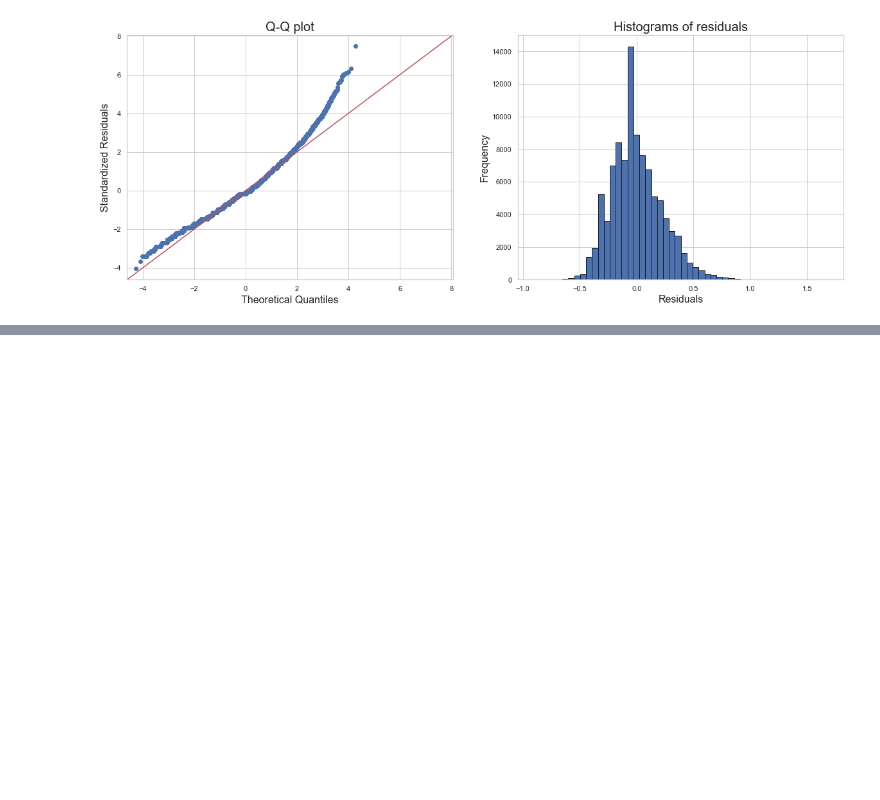
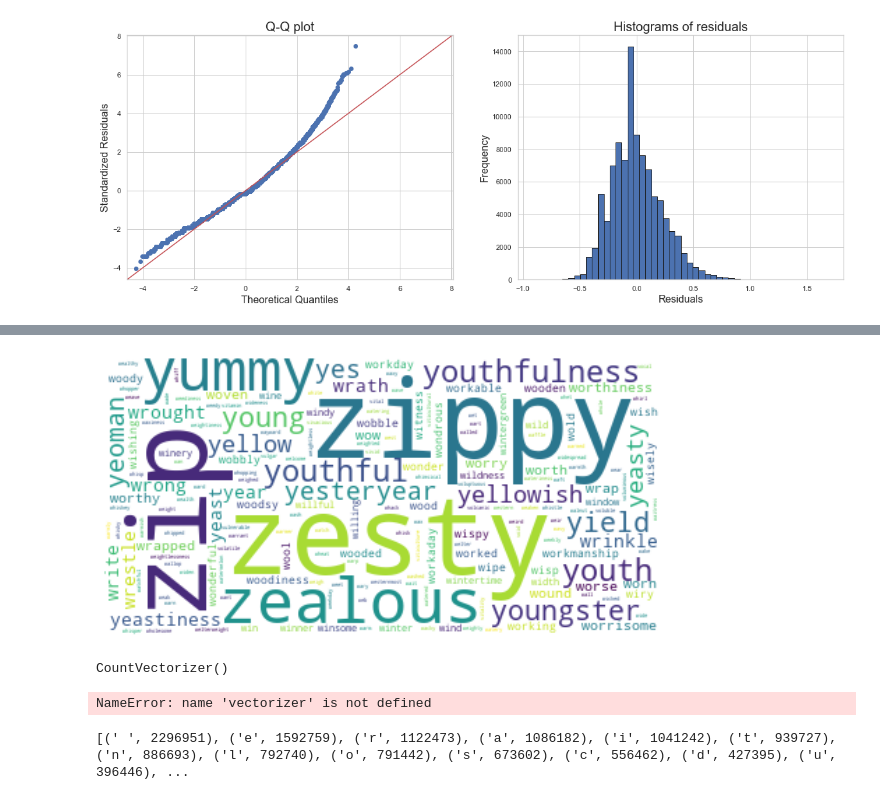
Before and after one commit to sizovaj95/data_analysis, a Jupyter notebook: wine_analysis.ipynb, the cells around one changed output, grey strips where cells are left out. Saved outputs shown, nothing was run; the diff lists cells and outputs as text; code cells hidden in the pictures; blank space fills up the shorter version.

```diff
--- a/wine_analysis.ipynb
+++ b/wine_analysis.ipynb
@@ -377,0 +527,21 @@ Text(0.5, 1.0, 'Histograms of residuals')
+# %%
+def only_leave_specified_pos(text: str, pos_list: typing.List[str]):
+    words = nltk.word_tokenize(text)
+    words_and_pos = nltk.pos_tag(words)
+    required_words = [w for w, pos in words_and_pos if pos in pos_list]
+    return ' '.join(required_words)
+# %%
+adjectives = [only_leave_specified_pos(txt, ["JJ"]) for txt in descriptions]
+# %%
+mega_description = ' '.join(adjectives)
+wordcloud = WordCloud(background_color="white").generate_from_frequencies(freq)
+plt.imshow(wordcloud, interpolation='bilinear')
+plt.axis("off")
+plt.show()
+# %% [output]
+[figure, added]
+# %%
+vectorizer = CountVectorizer()
+vectorizer.fit(adjectives)
+# %% [output]
+CountVectorizer()
@@ -377,0 +550,9 @@ Text(0.5, 1.0, 'Histograms of residuals')
+# %%
+sorted(vectorizer.vocabulary_, key=lambda x: x[1], reverse=True);
+# %% [output]
+NameError: name 'vectorizer' is not defined
+# %%
+frequency_distribution = nltk.FreqDist(' '.join(descriptions))
+print(frequency_distribution.most_common(20))
+# %% [output]
+[(' ', 2296951), ('e', 1592759), ('r', 1122473), ('a', 1086182), ('i', 1041242), ('t', 939727), ('n', 886693), ('l', 792740), ('o', 791442), ('s', 673602), ('c', 556462), ('d', 427395), ('u', 396446), ...
```
Also changed, not shown: parts of 55 cells of this notebook, 2 other files.
